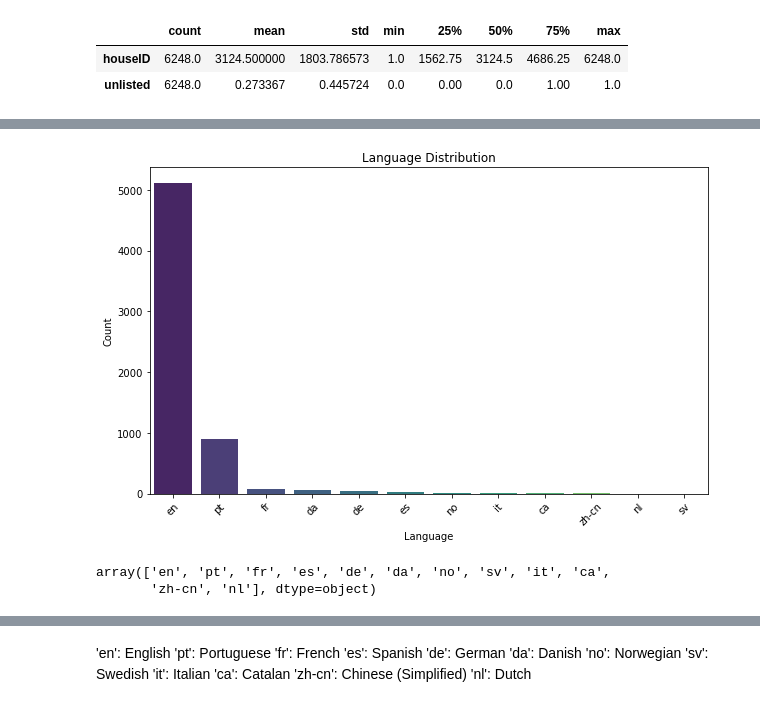
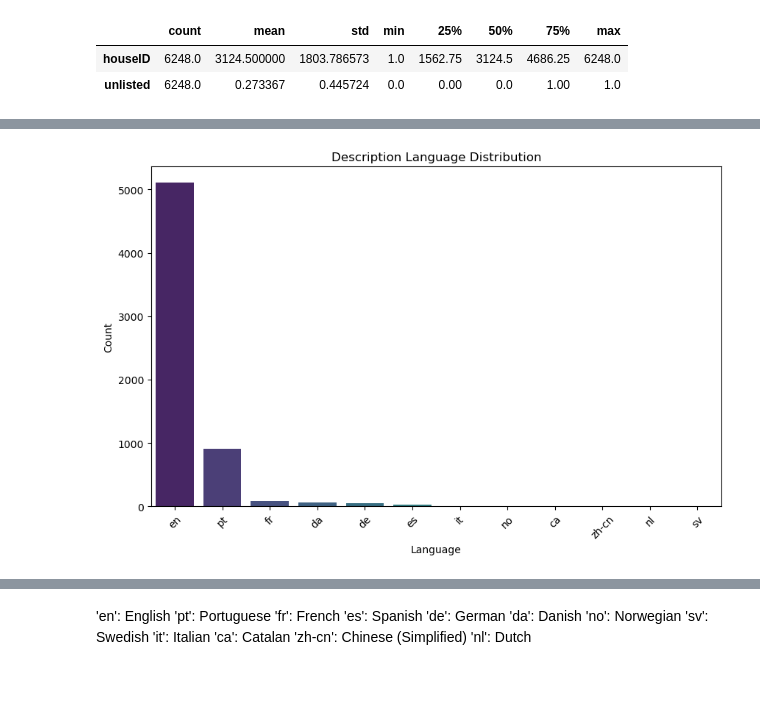
Before and after one commit to beatrizdsantosss/Text-mining-project-, a Jupyter notebook: NLP_45.ipynb, the cells around one changed output, grey strips where cells are left out. Saved outputs shown, nothing was run; the diff lists cells and outputs as text; code cells hidden in the pictures; blank space fills up the shorter version.

```diff
--- a/NLP_45.ipynb
+++ b/NLP_45.ipynb
@@ -257,5 +257,6 @@ def detect_language(text):
     except:
         return "Unknown"
 
-train["language"] = train["description"].apply(detect_language)
+train["description_language"] = train["description"].apply(detect_language)
 train.head()
+train_reviews["comment_language"] = train_reviews["comments"].apply(detect_language)
@@ -269,17 +283,12 @@ train.head()
 # %%
-language_counts = train["language"].value_counts()
+language_counts = train["description_language"].value_counts()
 
 plt.figure(figsize=(10, 6))
 sns.barplot(x=language_counts.index, y=language_counts.values, palette="viridis")
-plt.title("Language Distribution")
+plt.title("Description Language Distribution")
 plt.xlabel("Language")
 plt.ylabel("Count")
 plt.xticks(rotation=45)
 plt.show()
 # %% [output]
-[figure, old version]
+[figure, new version]
-# %%
-train["language"].unique()
-# %% [output]
-array(['en', 'pt', 'fr', 'es', 'de', 'da', 'no', 'sv', 'it', 'ca',
-       'zh-cn', 'nl'], dtype=object)
```
Also changed, not shown: parts of 59 cells of this notebook, 1 other file.
